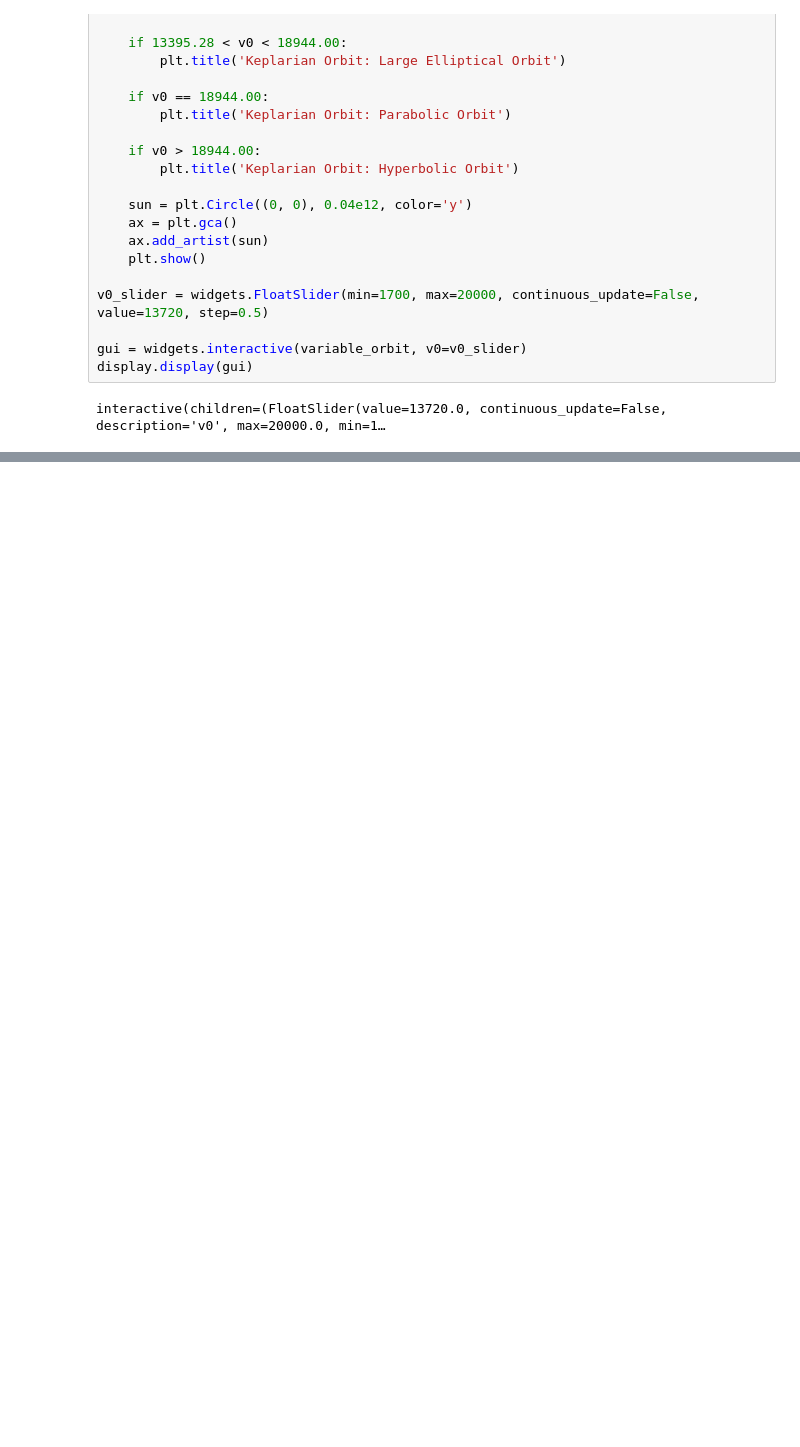
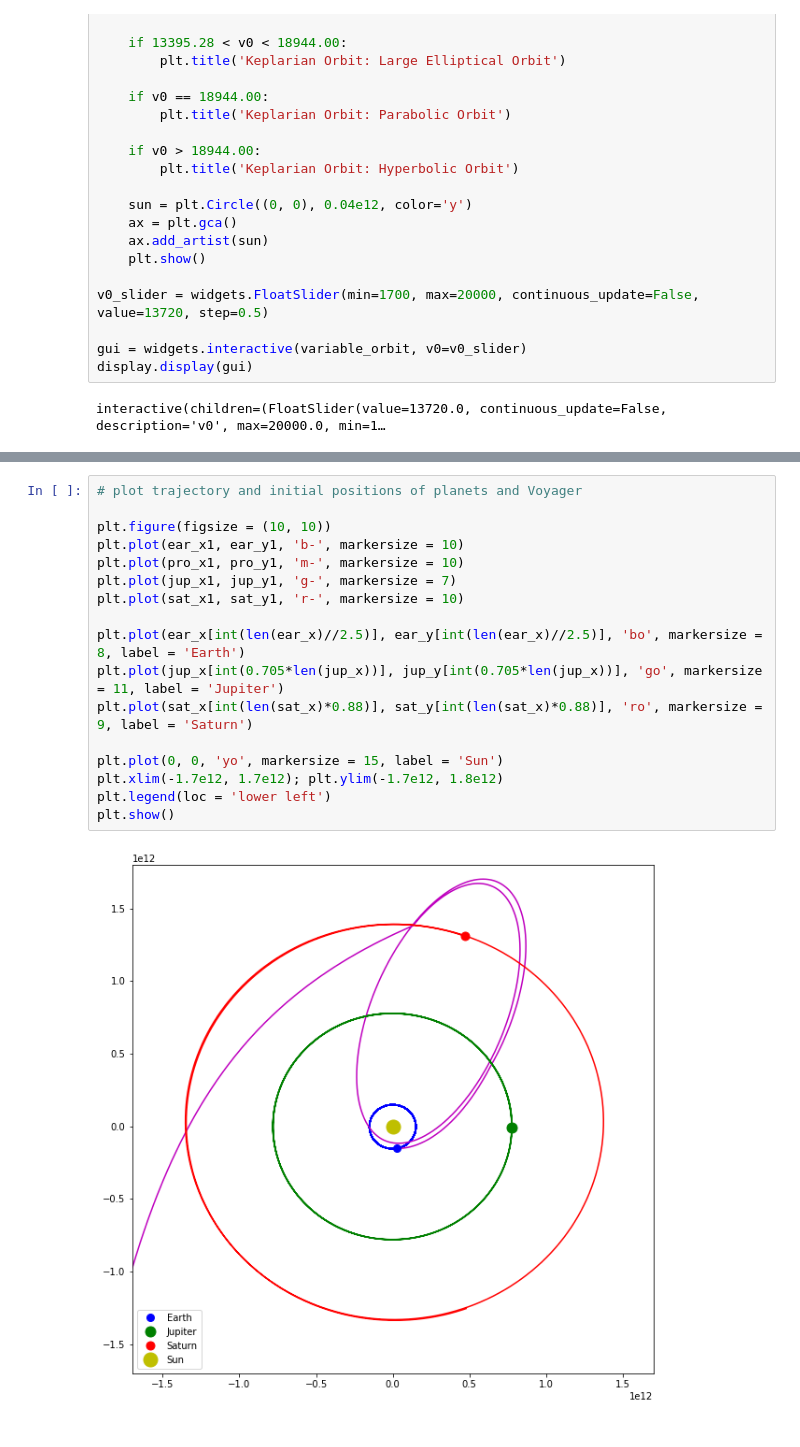
Before and after one commit to meh187/comp-methods-slingshot, a Jupyter notebook: Final Project Code.ipynb, the cells around one changed output, grey strips where cells are left out. Cells and saved outputs as stored; diff of their text form; blank space fills up the shorter version.

```diff
--- a/Final Project Code.ipynb
+++ b/Final Project Code.ipynb
@@ -439,0 +920,21 @@ interactive(children=(FloatSlider(value=13720.0, continuous_update=False, descri
+# %%
+# plot trajectory and initial positions of planets and Voyager
+
+plt.figure(figsize = (10, 10))
+plt.plot(ear_x1, ear_y1, 'b-', markersize = 10)
+plt.plot(pro_x1, pro_y1, 'm-', markersize = 10)
+plt.plot(jup_x1, jup_y1, 'g-', markersize = 7)
+plt.plot(sat_x1, sat_y1, 'r-', markersize = 10)
+
+plt.plot(ear_x[int(len(ear_x)//2.5)], ear_y[int(len(ear_x)//2.5)], 'bo', markersize = 8, label = 'Earth')
+plt.plot(jup_x[int(0.705*len(jup_x))], jup_y[int(0.705*len(jup_x))], 'go', markersize = 11, label = 'Jupiter')
+plt.plot(sat_x[int(len(sat_x)*0.88)], sat_y[int(len(sat_x)*0.88)], 'ro', markersize = 9, label = 'Saturn')
+
+plt.plot(0, 0, 'yo', markersize = 15, label = 'Sun')
+plt.xlim(-1.7e12, 1.7e12); plt.ylim(-1.7e12, 1.8e12)
+plt.legend(loc = 'lower left')
+plt.show()
+# %% [output]
+[figure, added]
+# %% [markdown]
+<a id = "trajan"></a>
```
Also changed, not shown: parts of 35 cells of this notebook.
